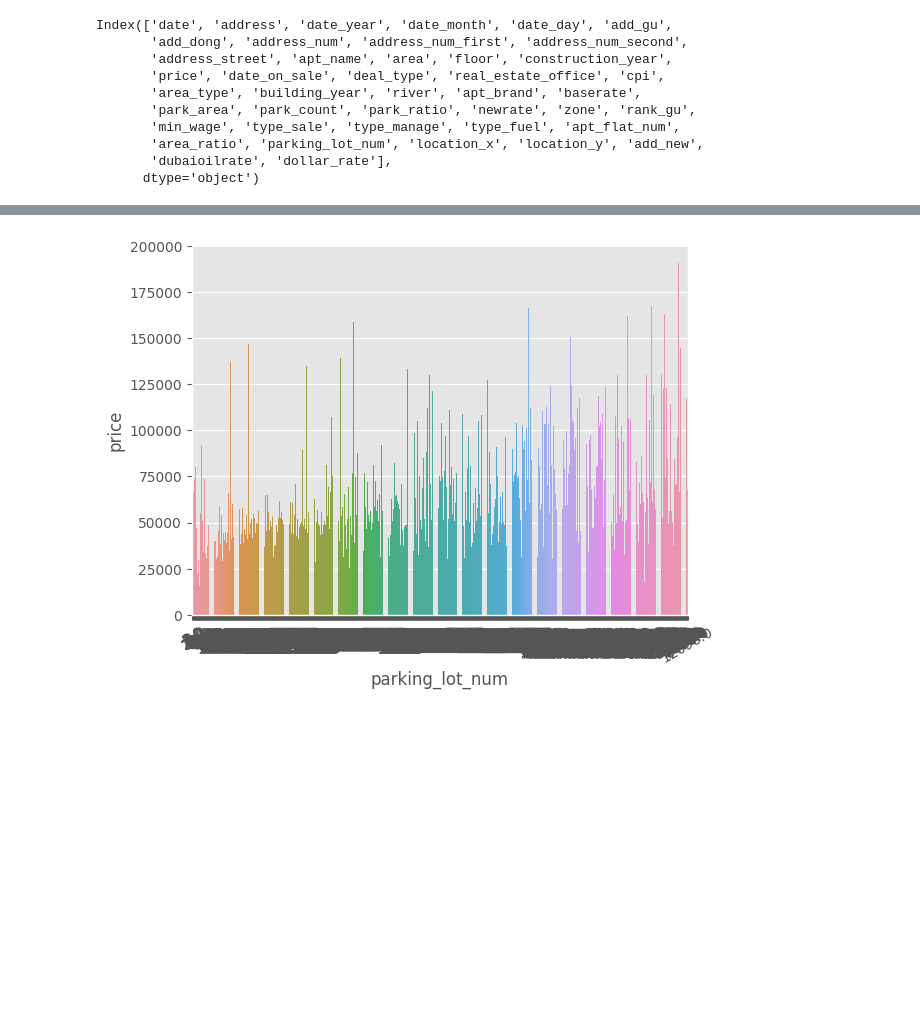
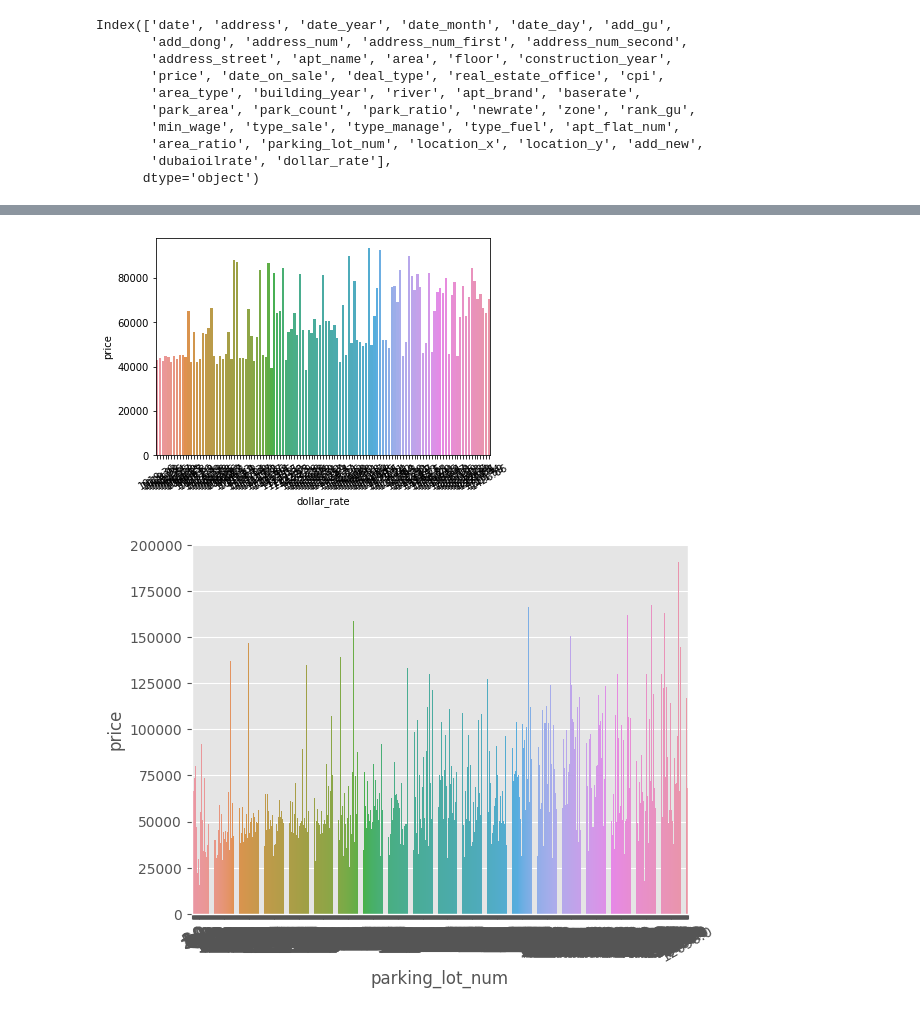
Before and after one commit to Jesimsim/ds-section2-project, a Jupyter notebook: section2_project_practice.ipynb, the cells around one changed output, grey strips where cells are left out. Cells and saved outputs as stored; diff of their text form; code cells hidden in the pictures; blank space fills up the shorter version.

```diff
--- a/section2_project_practice.ipynb
+++ b/section2_project_practice.ipynb
@@ -991,3 +1174,8 @@ Index(['date', 'address', 'date_year', 'date_month', 'date_day', 'add_gu',
+# %%
+sns.barplot(data=df.groupby('dollar_rate')[['dollar_rate','price']].mean().reset_index(drop=True), x='dollar_rate',y='price');
+plt.xticks(rotation=30);
+# %% [output]
+[figure, added]
 # %%
 plt.style.use('ggplot')
 sns.barplot(data=df.groupby('parking_lot_num')[['parking_lot_num','price']].mean().reset_index(drop=True), x='parking_lot_num',y='price');
```
Also changed, not shown: parts of 39 cells of this notebook.
